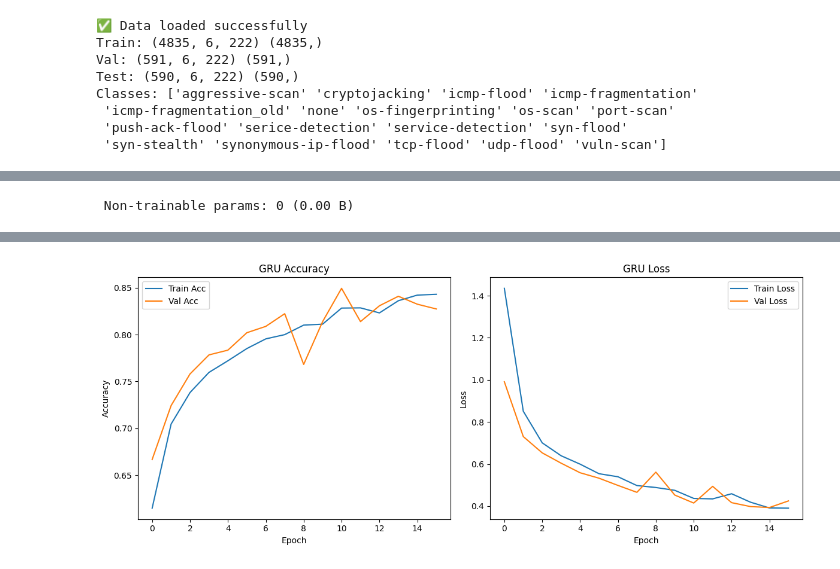
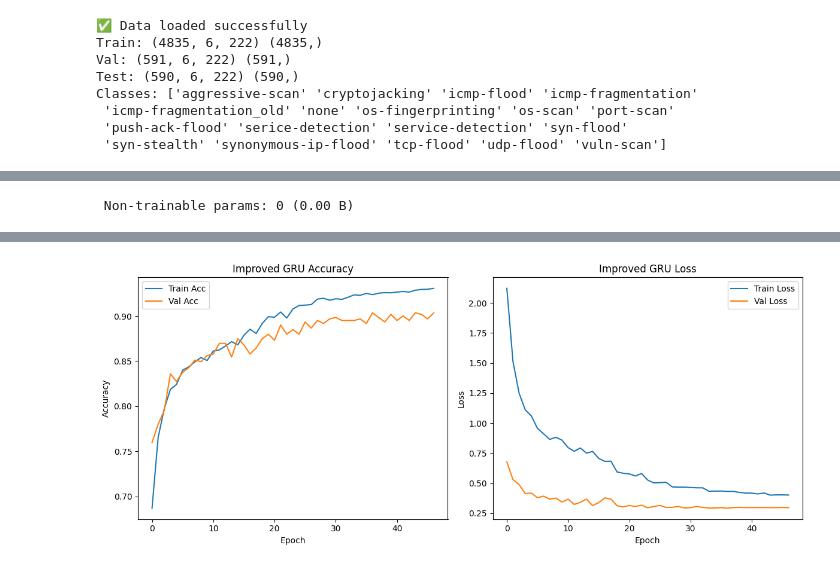
Before and after one commit to Sameer-Tahir/Project_DS, a Jupyter notebook: DL_Models/Dl_GRU.ipynb, the cells around one changed output, grey strips where cells are left out. Drawn from its saved outputs; the diff is of its cells as text; code cells hidden in the pictures.

```diff
--- a/DL_Models/Dl_GRU.ipynb
+++ b/DL_Models/Dl_GRU.ipynb
@@ -81,14 +86,17 @@ Classes: ['aggressive-scan' 'cryptojacking' 'icmp-flood' 'icmp-fragmentation'
  'syn-stealth' 'synonymous-ip-flood' 'tcp-flood' 'udp-flood' 'vuln-scan']
 # %%
 # -----------------------
-# Build GRU model
+# Build Improved GRU model
 # -----------------------
 def build_gru(window, n_features, n_classes):
     model = models.Sequential([
         layers.Input(shape=(window, n_features)),
+        layers.Bidirectional(layers.GRU(64, return_sequences=True)),
+        layers.LayerNormalization(),  # 👈 helps stabilize training
         layers.GRU(64, return_sequences=False),
-        layers.Dense(64, activation="relu"),
-        layers.Dropout(0.2),
+        layers.Dense(128, activation="relu"),
+        layers.Dropout(0.3),
+        layers.Dense(64, activation="relu"),   # extra Dense layer
         layers.Dense(n_classes, activation="softmax")
     ])
     model.compile(optimizer="adam",
@@ -100,18 +108,43 @@ gru_model = build_gru(X_train.shape[1], X_train.shape[2], len(classes))
 gru_model.summary()
 
 # -----------------------
-# Train with EarlyStopping
+# Callbacks
 # -----------------------
 early_stop = callbacks.EarlyStopping(
-    monitor="val_accuracy", patience=5, mode="max", restore_best_weights=True
+    monitor="val_accuracy", patience=10, mode="max", restore_best_weights=True
 )
 
+lr_scheduler = callbacks.ReduceLROnPlateau(
+    monitor="val_loss", factor=0.5, patience=3, verbose=1
+)
+
+checkpoint = callbacks.ModelCheckpoint(
+    "GRU_best.keras", monitor="val_accuracy", save_best_only=True, verbose=1
+)
+
+# -----------------------
+# Class Weights
+# -----------------------
+from sklearn.utils.class_weight import compute_class_weight
+
+class_weights_array = compute_class_weight(
+    class_weight="balanced",
+    classes=np.unique(y_train),
+    y=y_train
+)
+class_weights = dict(enumerate(class_weights_array))
+print("Class Weights:", class_weights)
+
+# -----------------------
+# Train Model
+# -----------------------
 history = gru_model.fit(
     X_train, y_train,
     validation_data=(X_val, y_val),
-    epochs=30,
-    batch_size=64,
-    callbacks=[early_stop],
+    epochs=100,              # allow longer training
+    batch_size=32,           # smaller batch for more updates
+    callbacks=[early_stop, lr_scheduler, checkpoint],
+    class_weight=class_weights,
     verbose=1
 )
 
@@ -124,7 +157,7 @@ plt.figure(figsize=(12, 5))
 plt.subplot(1, 2, 1)
 plt.plot(history.history["accuracy"], label="Train Acc")
 plt.plot(history.history["val_accuracy"], label="Val Acc")
-plt.title("GRU Accuracy")
+plt.title("Improved GRU Accuracy")
 plt.xlabel("Epoch")
 plt.ylabel("Accuracy")
 plt.legend()
@@ -133,13 +166,13 @@ plt.legend()
 plt.subplot(1, 2, 2)
 plt.plot(history.history["loss"], label="Train Loss")
 plt.plot(history.history["val_loss"], label="Val Loss")
-plt.title("GRU Loss")
+plt.title("Improved GRU Loss")
 plt.xlabel("Epoch")
 plt.ylabel("Loss")
 plt.legend()
 
 plt.tight_layout()
-plt.savefig("GRU_training_curves.png")
+plt.savefig("GRU_improved_training_curves.png")
 plt.show()
 
 # -----------------------
@@ -148,7 +181,9 @@ plt.show()
 y_pred_test = np.argmax(gru_model.predict(X_test), axis=-1)
 test_acc = accuracy_score(y_test, y_pred_test)
 test_f1 = f1_score(y_test, y_pred_test, average="macro")
-report = classification_report(y_test, y_pred_test, target_names=classes, zero_division=0)
+report = classification_report(
+    y_test, y_pred_test, target_names=classes, zero_division=0
+)
 cm = confusion_matrix(y_test, y_pred_test)
 
 print("\n✅ GRU Results")
@@ -159,7 +194,7 @@ print(report)
 # Confusion Matrix Plot
 plt.figure(figsize=(8, 6))
 plt.imshow(cm, cmap="Blues")
-plt.title("GRU Confusion Matrix")
+plt.title("Improved GRU Confusion Matrix")
 plt.colorbar()
 plt.xticks(np.arange(len(classes)), classes, rotation=90)
 plt.yticks(np.arange(len(classes)), classes)
@@ -170,13 +205,29 @@ for i in range(cm.shape[0]):
         plt.text(j, i, cm[i, j], ha="center", va="center",
                  color="red" if cm[i, j] > cm.max()/2 else "black")
 plt.tight_layout()
-plt.savefig("GRU_confusion_matrix.png")
+plt.savefig("GRU_improved_confusion_matrix.png")
 plt.show()
+
+from sklearn.metrics import precision_recall_fscore_support
+
+prec, rec, f1, support = precision_recall_fscore_support(
+    y_test, y_pred_test, zero_division=0
+)
+
+plt.figure(figsize=(12, 5))
+plt.bar(classes, f1, color="skyblue")
+plt.xticks(rotation=90)
+plt.title("Per-Class F1 Scores (GRU)")
+plt.ylabel("F1 Score")
+plt.tight_layout()
+plt.savefig("GRU_f1_per_class.png")
+plt.show()
+
 
 # -----------------------
 # Save model + results
 # -----------------------
-gru_model.save("GRU.keras")
+gru_model.save("GRU_final.keras")
 
 results = {
     "accuracy": float(test_acc),
@@ -185,8 +236,9 @@ results = {
     "confusion_matrix": cm.tolist()
 }
 
-with open("results_gru.json", "w") as f:
+import json
+with open("results_gru_improved.json", "w") as f:
     json.dump(results, f, indent=4)
 
-print("📂 Saved: GRU.keras, results_gru.json, GRU_training_curves.png, GRU_confusion_matrix.png")
+print("📂 Saved: GRU_final.keras, results_gru_improved.json, GRU_improved_training_curves.png, GRU_improved_confusion_matrix.png")
 # %% [output]
@@ -225 +284 @@ Epoch 16/30
-[figure, old version]
+[figure, new version]
```
Also changed, not shown: parts of 6 cells of this notebook.
